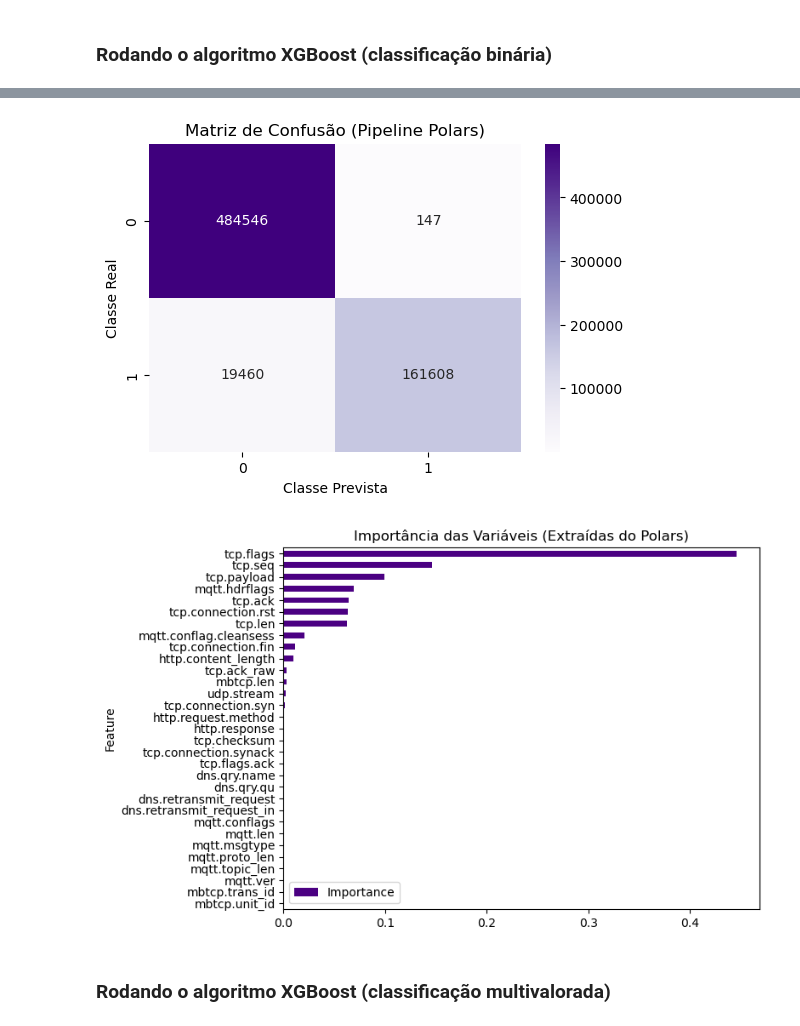
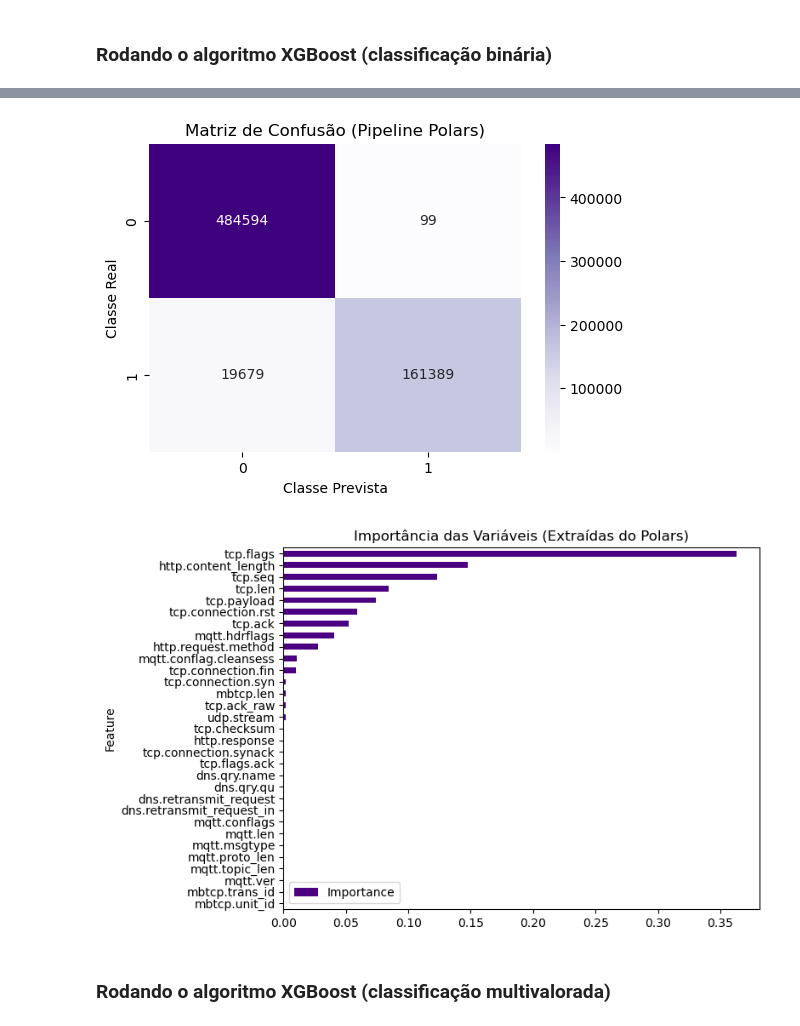
Before and after one commit to Raykartsch/cybersecurity-uerj-2026-1, a Jupyter notebook: final-project/xgboost_algorithm.ipynb, the cells around one changed output, grey strips where cells are left out. Cells and saved outputs as stored; diff of their text form; code cells hidden in the pictures.

```diff
--- a/final-project/xgboost_algorithm.ipynb
+++ b/final-project/xgboost_algorithm.ipynb
@@ -244,8 +239,14 @@ X_train, X_test, y_train, y_test = train_test_split(
 # =====================================================================
 # 3. CONFIGURAÇÃO E TREINAMENTO DO XGBOOST
 # =====================================================================
+
+
+scale_pos = 603558 / 1615643
+
 modelo = xgb.XGBClassifier(
+    scale_pos_weight = scale_pos,
     n_estimators=100,
+    device="cuda",
     learning_rate=0.1,
     max_depth=3,
     random_state=42,
@@ -291,34 +292,34 @@ importances = modelo.feature_importances_
 features = X_pl.columns
 
 # Criando um gráfico de barras ordenado
 pl.DataFrame({"Feature": features, "Importance": importances}).sort(
     "Importance", descending=True
 ).to_pandas().plot.barh(x="Feature", y="Importance", ax=plt.gca(), color="indigo")
 
 plt.title("Importância das Variáveis (Extraídas do Polars)")
 plt.gca().invert_yaxis()
 plt.tight_layout()
 plt.show()
 # %% [output]
 --- Primeiras linhas do DataFrame Polars (X_pl) ---
 shape: (3, 31)
 ┌───────────┬───────────┬───────────┬───────────┬───┬──────────┬───────────┬───────────┬───────────┐
 │ http.cont ┆ http.requ ┆ http.resp ┆ tcp.ack   ┆ … ┆ mqtt.ver ┆ mbtcp.len ┆ mbtcp.tra ┆ mbtcp.uni │
 │ ent_lengt ┆ est.metho ┆ onse      ┆ ---       ┆   ┆ ---      ┆ ---       ┆ ns_id     ┆ t_id      │
 │ h         ┆ d         ┆ ---       ┆ f64       ┆   ┆ f64      ┆ f64       ┆ ---       ┆ ---       │
 │ ---       ┆ ---       ┆ f64       ┆           ┆   ┆          ┆           ┆ f64       ┆ f64       │
 │ f64       ┆ f64       ┆           ┆           ┆   ┆          ┆           ┆           ┆           │
 ╞═══════════╪═══════════╪═══════════╪═══════════╪═══╪══════════╪═══════════╪═══════════╪═══════════╡
 │ 0.0       ┆ 0.0       ┆ 0.0       ┆ 2.5319e-1 ┆ … ┆ 0.0      ┆ 0.0       ┆ 0.0       ┆ 0.0       │
 │           ┆           ┆           ┆ 0         ┆   ┆          ┆           ┆           ┆           │
 │ 0.0       ┆ 0.0       ┆ 0.0       ┆ 2.5319e-1 ┆ … ┆ 4.0      ┆ 0.0       ┆ 0.0       ┆ 0.0       │
 ... (13 lines left out)
 
     accuracy                           0.97    665761
    macro avg       0.98      0.95      0.96    665761
 weighted avg       0.97      0.97      0.97    665761
 [figure]
-[figure, old version]
+[figure, new version]
 # %% [markdown]
 ### Rodando o algoritmo XGBoost (classificação multivalorada)
 # %% [markdown]
```
Also changed, not shown: parts of 3 cells of this notebook.
